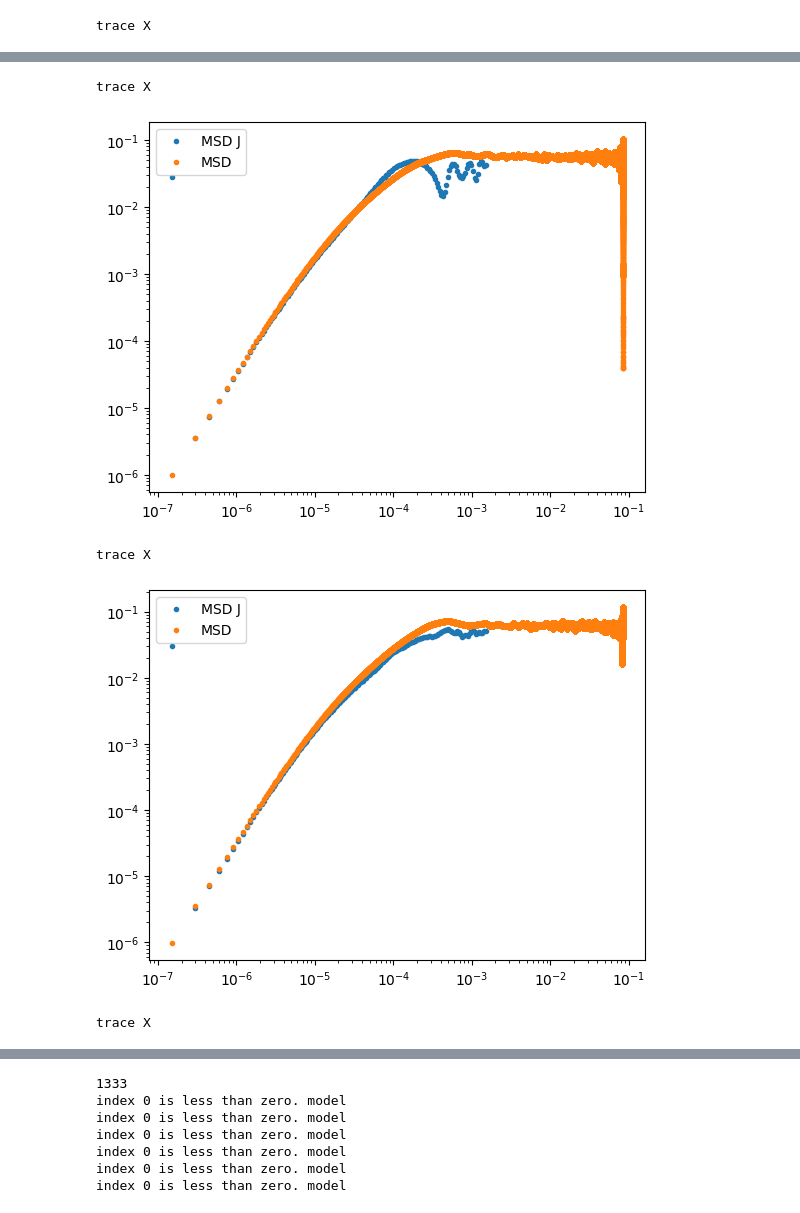
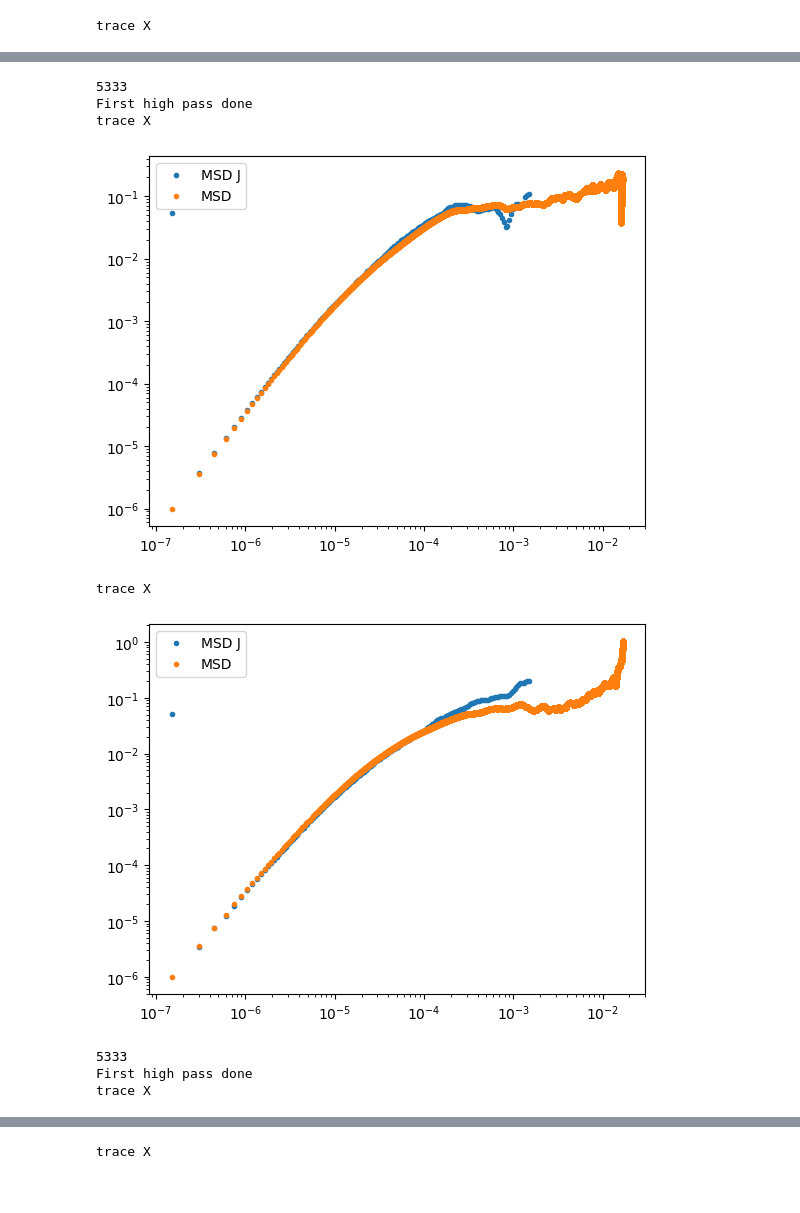
Before and after one commit to mcthumann/Brownian_Data_Analysis, a Jupyter notebook: for_publishing/Fitting_Tikonov_Search.ipynb, the cells around one changed output, grey strips where cells are left out. Cells and saved outputs as stored; diff of their text form; code cells hidden in the pictures.

```diff
--- a/for_publishing/Fitting_Tikonov_Search.ipynb
+++ b/for_publishing/Fitting_Tikonov_Search.ipynb
@@ -24,16 +24,16 @@ class Const:
 fits_r = []
 fits_v = []
 fits_k = []
-high_passes = np.linspace(90,130,20)
+high_passes = np.linspace(20,100,10)
 bin_number = 30
 velocity_order = 8
 filename = r"C:\Users\mct2723\Desktop\Dielectric Data\Third Good Set\10"
 offset = 237
 num_files = 1
-traces_per_file = 5
+traces_per_file = 2
 sampling_rate = 200000000
 tikonov = True
-stop = .2e-3
+stop = .8e-3
 # %%
 def MSD_fitting_func(t,m, K, r, V):
     trap_const = K
@@ -290,7 +290,7 @@ for high_pass in high_passes:
         print("trace X")
         # series1 = series[:int(len(series)/2)]
         # series2 = series[int(len(series)/2):]
-        series1 = series[:int(len(series))]
+        series1 = series[:int(len(series)/5)]
         #
         # if len(series1) != len(series2):
         #     print(len(series1), len(series2))
@@ -421,5 +418,9 @@ trace X
+5333
+First high pass done
 trace X
-[figure, old version]
+[figure, new version]
 trace X
-[figure, old version]
+[figure, new version]
+5333
+First high pass done
 trace X
@@ -427,7 +428 @@ trace X
-1333
-index 0 is less than zero. model
-index 0 is less than zero. model
-index 0 is less than zero. model
-index 0 is less than zero. model
-index 0 is less than zero. model
-index 0 is less than zero. model
+trace X
```
Also changed, not shown: parts of 3 cells of this notebook, 6 other files.
